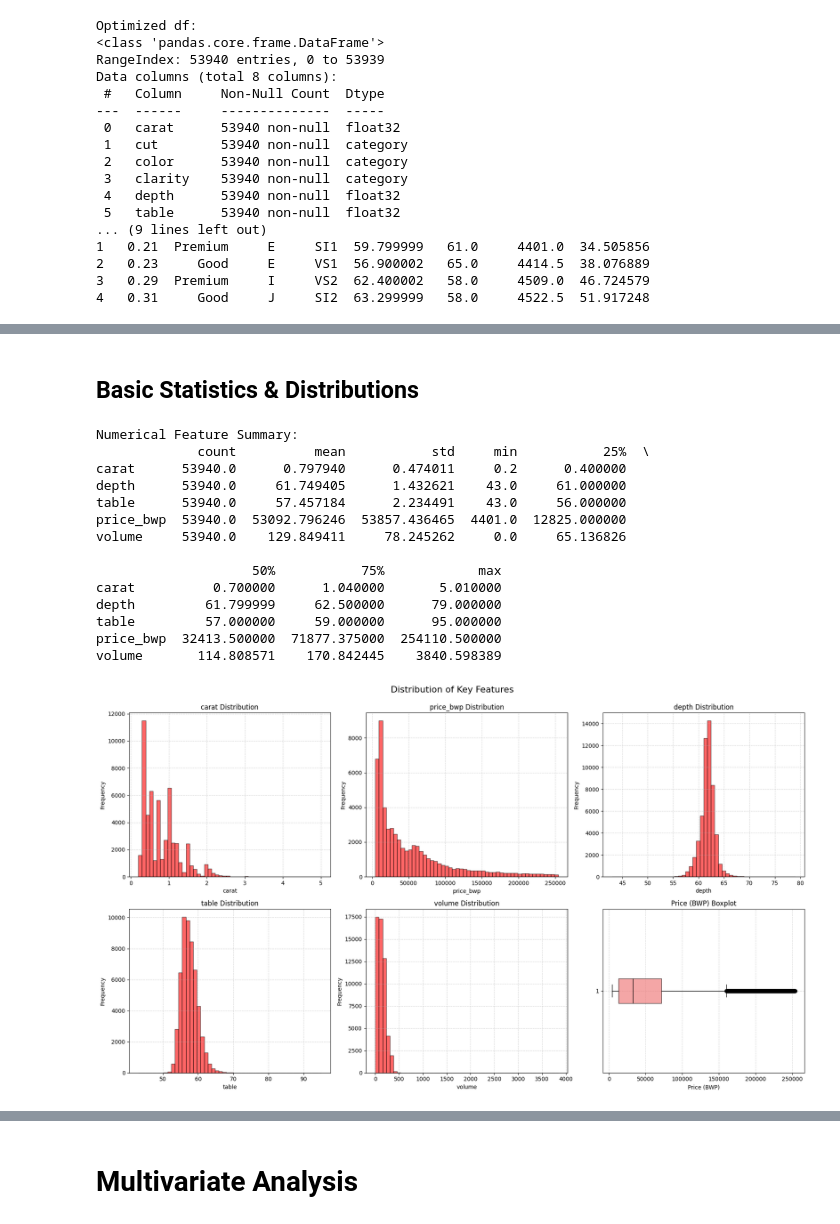
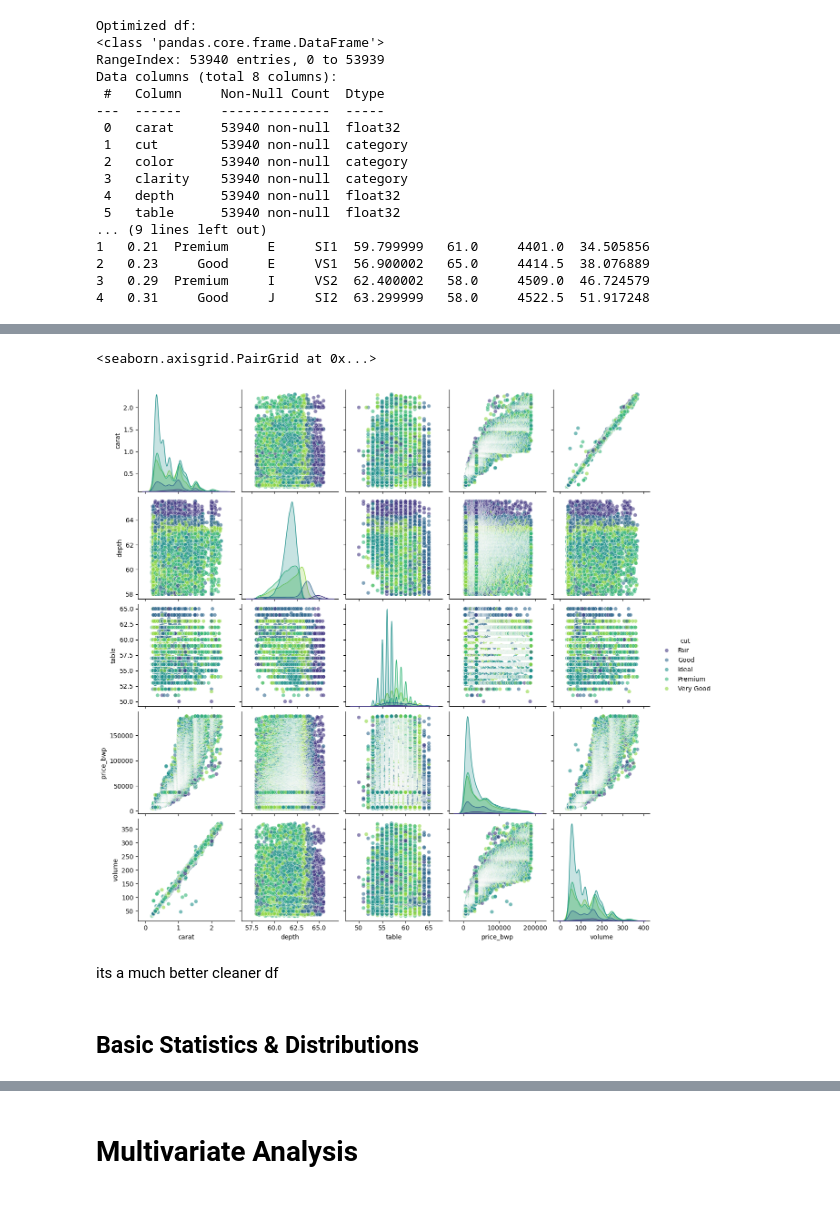
Before and after one commit to soot-bit/GemAI, a Jupyter notebook: notebooks/EDA.ipynb, the cells around one changed output, grey strips where cells are left out. Drawn from its saved outputs; the diff is of its cells as text; code cells hidden in the pictures.

```diff
--- a/notebooks/EDA.ipynb
+++ b/notebooks/EDA.ipynb
@@ -92,57 +139,10 @@ Data columns (total 8 columns):
+# %%
+sns.pairplot(df_clean, vars=numeric_cols,
+             hue='cut', palette='viridis', plot_kws={'alpha':0.6})
+# %% [output]
+<seaborn.axisgrid.PairGrid at 0x...>
+[figure, added]
+# %% [markdown]
+its a much better cleaner df
 # %% [markdown]
 ## Basic Statistics & Distributions
-# %%
-# Summary statistics
-print("\nNumerical Feature Summary:")
-print(df.describe().transpose())
-
-
-def histograms(df):
-    """
-    Plots histograms and a boxplot for key numerical features using matplotlib only.
-    """
-    features = ['carat', 'price_bwp', 'depth', 'table', 'volume']
-    # titles = ['Carat Weight', 'Price (BWP)', 'Depth %', 'Table %', 'Volume']
-
-    fig, axes = plt.subplots(2, 3, figsize=(18, 10))
-    axes = axes.flatten()
-
-    # view histograms
-    for i, col in enumerate(features):
-        data = df[col].dropna()
-        axes[i].hist(data, bins=50, color='r', edgecolor='black', alpha=0.6)
-        axes[i].set_title(f"{col} Distribution")
-        axes[i].set_xlabel(col)
-        axes[i].set_ylabel("Frequency")
-        axes[i].grid(True, linestyle='--', alpha=0.5)
-
-    #  boxplot for price_bwp
-    price_data = df['price_bwp'].dropna()
-    axes[5].boxplot(price_data, vert=False, patch_artist=True,
-                    boxprops=dict(facecolor='lightcoral', alpha=0.7),
-                    medianprops=dict(color='black'))
-    axes[5].set_title('Price (BWP) Boxplot')
-    axes[5].set_xlabel('Price (BWP)')
-    axes[5].grid(True, linestyle='--', alpha=0.5)
-
-
-    plt.tight_layout()
-    plt.suptitle("Distribution of Key Features", fontsize=16, y=1.03)
-    plt.show()
-histograms(df)
-# %% [output]
-Numerical Feature Summary:
-             count          mean           std     min           25%  \
-carat      53940.0      0.797940      0.474011     0.2      0.400000
-depth      53940.0     61.749405      1.432621    43.0     61.000000
-table      53940.0     57.457184      2.234491    43.0     56.000000
-price_bwp  53940.0  53092.796246  53857.436465  4401.0  12825.000000
-volume     53940.0    129.849411     78.245262     0.0     65.136826
-
-                    50%           75%            max
-carat          0.700000      1.040000       5.010000
-depth         61.799999     62.500000      79.000000
-table         57.000000     59.000000      95.000000
-price_bwp  32413.500000  71877.375000  254110.500000
-volume       114.808571    170.842445    3840.598389
-[figure, removed]
```
Also changed, not shown: parts of 29 cells of this notebook.
